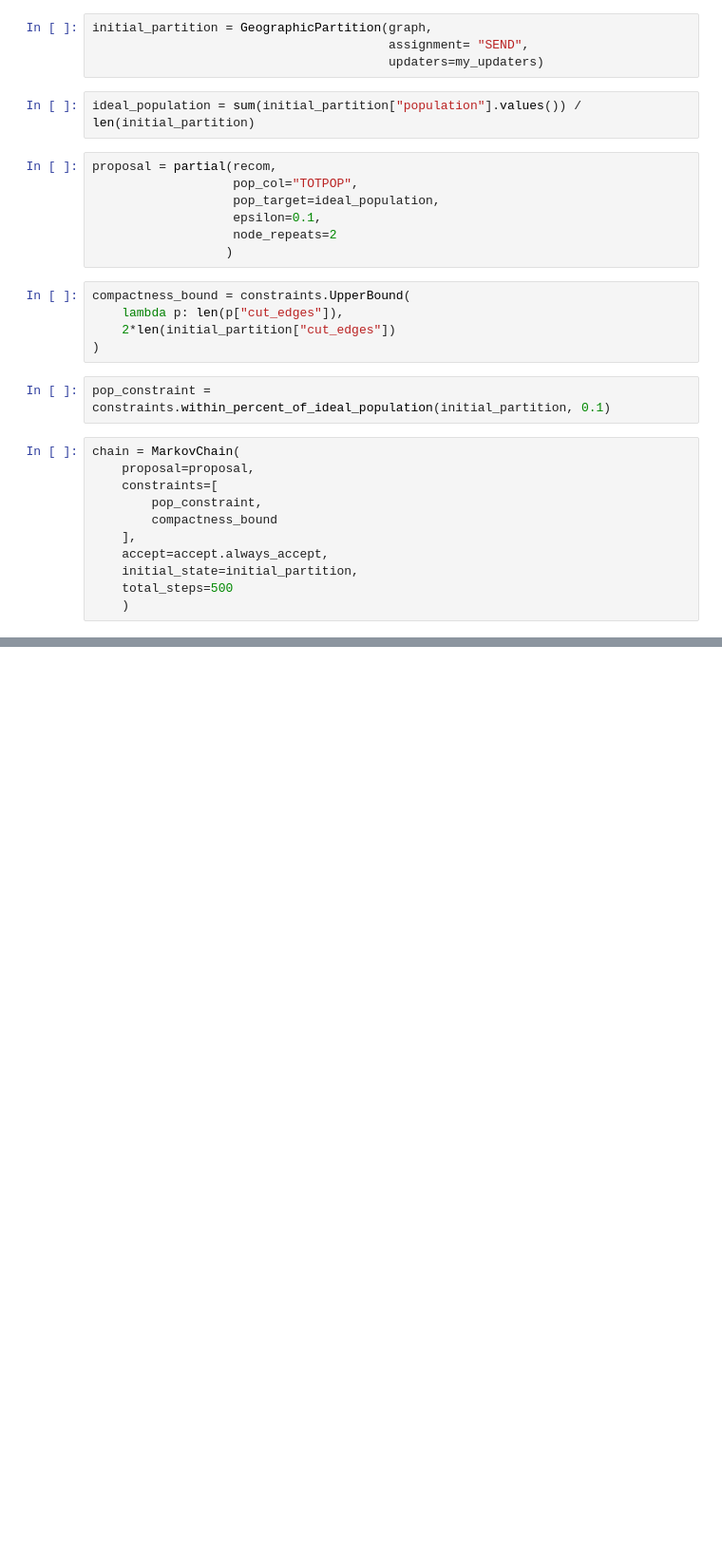
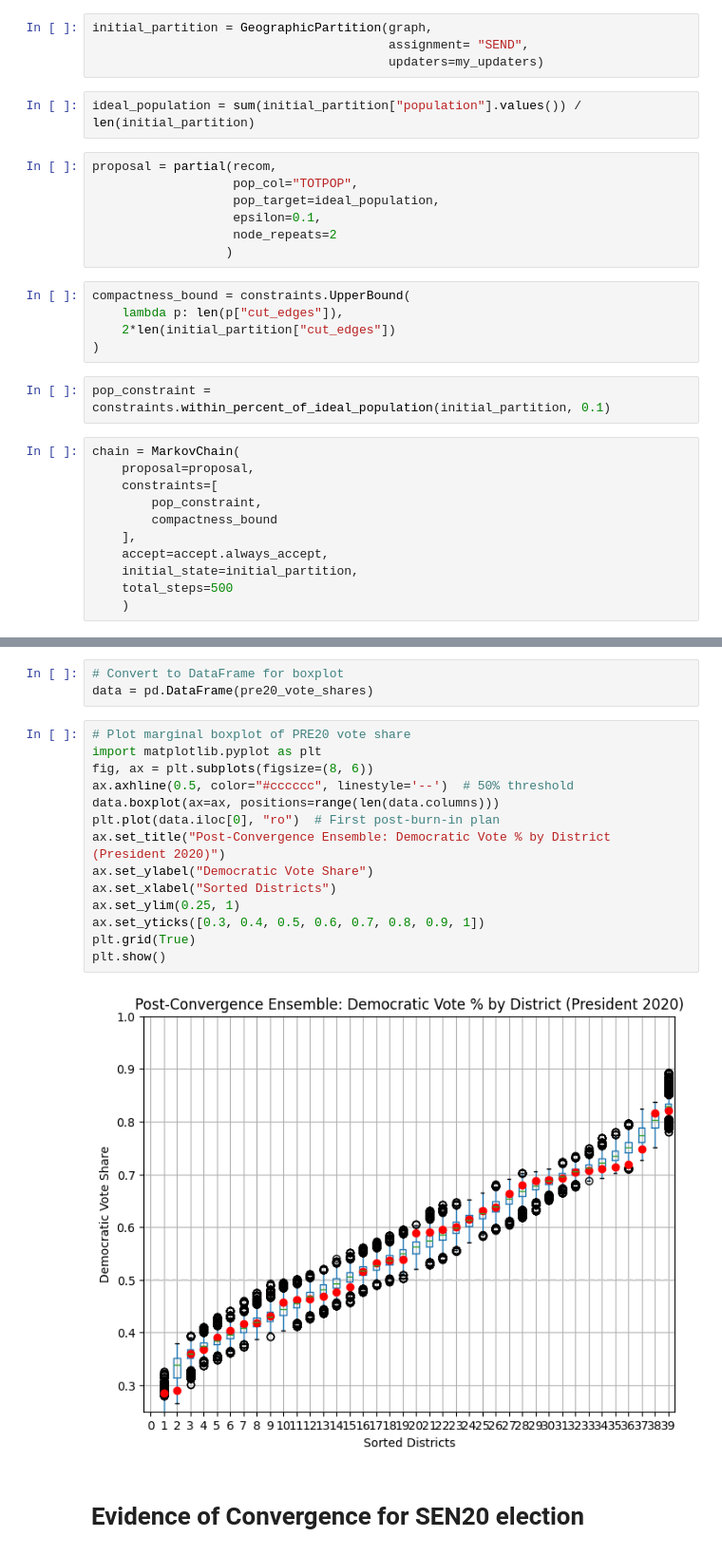
Before and after one commit to kevinzhong1219/virginia-redistricting-analysis, a Jupyter notebook: Final_gerrychain.ipynb, the cells around one changed output, grey strips where cells are left out. Shown: that part at 95% size. Drawn from its saved outputs; the diff is of its cells as text; blank space fills up the shorter version.

```diff
--- a/Final_gerrychain.ipynb
+++ b/Final_gerrychain.ipynb
@@ -127,0 +151,21 @@ plt.show()
+# %%
+# Convert to DataFrame for boxplot
+data = pd.DataFrame(pre20_vote_shares)
+# %%
+# Plot marginal boxplot of PRE20 vote share
+import matplotlib.pyplot as plt
+fig, ax = plt.subplots(figsize=(8, 6))
+ax.axhline(0.5, color="#cccccc", linestyle='--')  # 50% threshold
+data.boxplot(ax=ax, positions=range(len(data.columns)))
+plt.plot(data.iloc[0], "ro")  # First post-burn-in plan
+ax.set_title("Post-Convergence Ensemble: Democratic Vote % by District (President 2020)")
+ax.set_ylabel("Democratic Vote Share")
+ax.set_xlabel("Sorted Districts")
+ax.set_ylim(0.25, 1)
+ax.set_yticks([0.3, 0.4, 0.5, 0.6, 0.7, 0.8, 0.9, 1])
+plt.grid(True)
+plt.show()
+# %% [output]
+[figure, added]
+# %% [markdown]
+# Evidence of Convergence for SEN20 election
```
Also changed, not shown: parts of 20 cells of this notebook.
